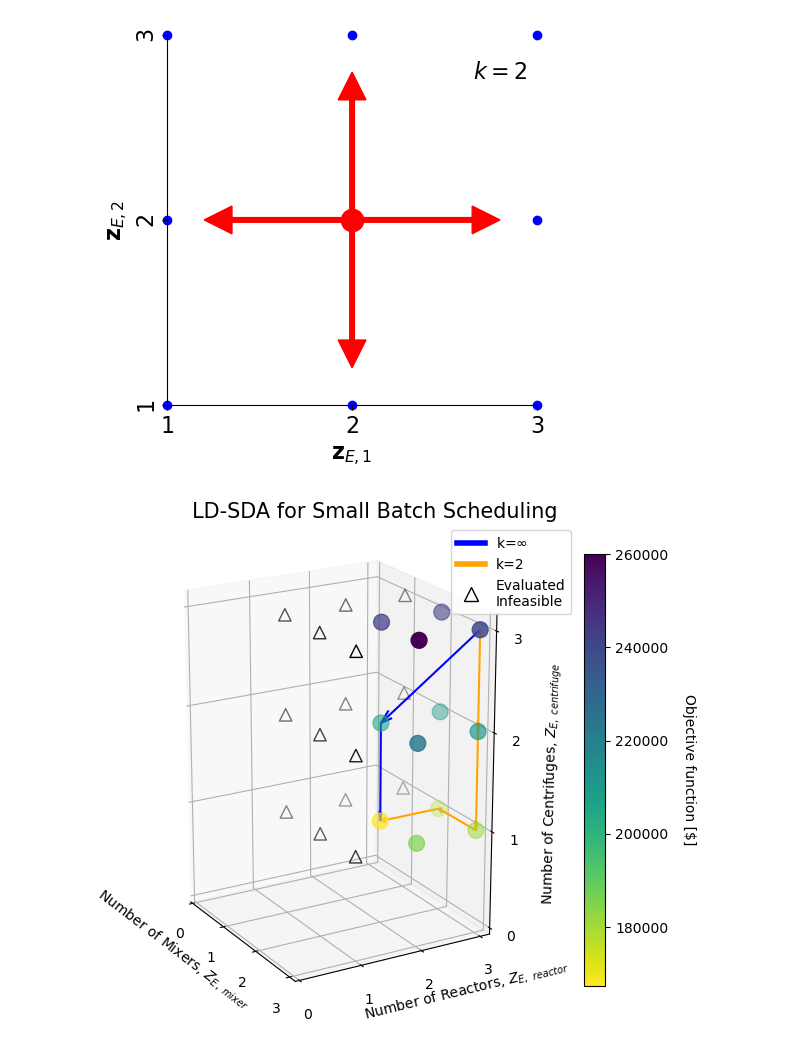
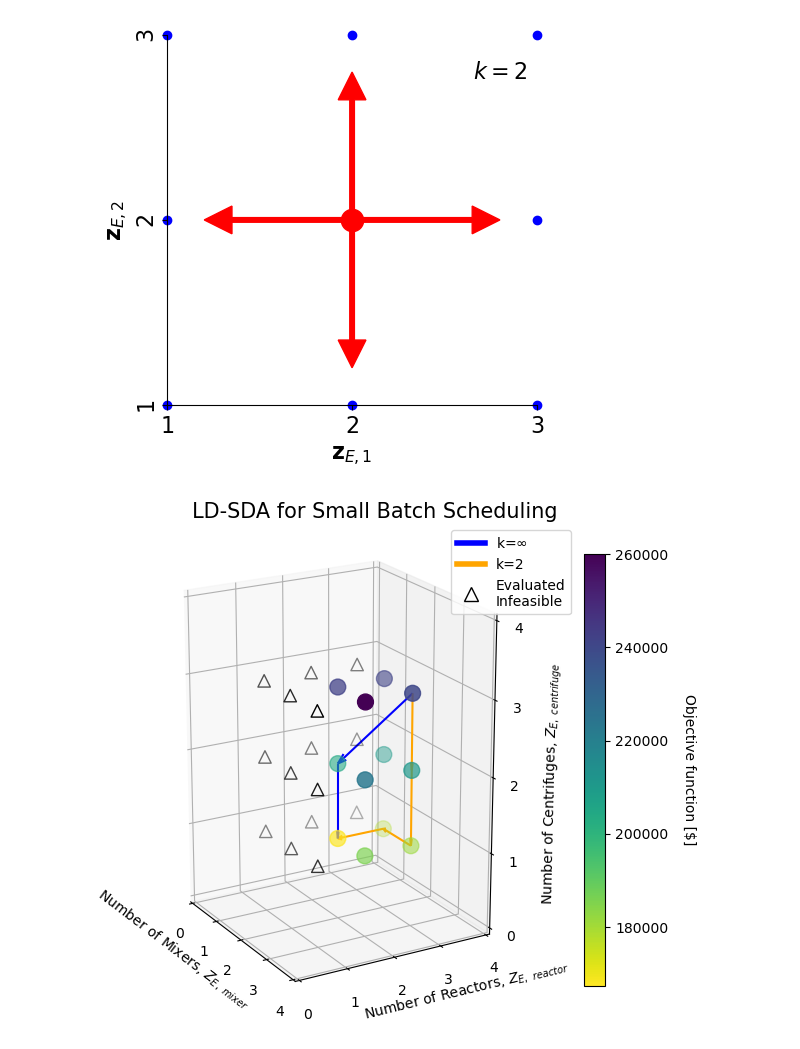
Before and after one commit to SECQUOIA/dsda-gdp, a Jupyter notebook: results/visualize_ldsda_pathways.ipynb, the cells around one changed output. Cells and saved outputs as stored; diff of their text form; code cells hidden in the pictures.

```diff
--- a/results/visualize_ldsda_pathways.ipynb
+++ b/results/visualize_ldsda_pathways.ipynb
@@ -736,13 +736,13 @@ def visualize_dsda(
     # ax.yaxis.set_major_locator(MaxNLocator(integer=True))
     # ax.zaxis.set_major_locator(MaxNLocator(integer=True))
 
-    # ax.set_xticks([0, 1, 2, 3, 4])
-    # ax.set_yticks([0, 1, 2, 3, 4])
-    # ax.set_zticks([0, 1, 2, 3, 4])
+    ax.set_xticks([0, 1, 2, 3, 4])
+    ax.set_yticks([0, 1, 2, 3, 4])
+    ax.set_zticks([0, 1, 2, 3, 4])
 
-    ax.set_xticks([0, 1, 2, 3])
-    ax.set_yticks([0, 1, 2, 3])
-    ax.set_zticks([0, 1, 2, 3])
+    # ax.set_xticks([0, 1, 2, 3])
+    # ax.set_yticks([0, 1, 2, 3])
+    # ax.set_zticks([0, 1, 2, 3])
 
     cbar = plt.colorbar(sc, pad=0.05, shrink=0.3)  # Adjusted color bar size
     cbar.set_label('Objective function [$]', rotation=270, labelpad=20)
@@ -756,31 +756,31 @@ def visualize_dsda(
     # Optionally adjust the view angle if necessary
     ax.view_init(elev=20, azim=-30)  # Adjust the elevation and azimuth for a better view
     plt.subplots_adjust(left=0.1, right=0.8, top=0.9, bottom=0.1)  # Adjusted subplot padding for better layout
 
     plt.show()
 
 # Example usage with two routes
 route3 = [(3,3,3), (2,2,2), (2,2,1)]
 route4 = [(3,3,3), (3,3,2), (3,3,1), (2,3,1), (2,2,1)]
 routes_colors = [(route3, 'blue'), (route4, 'orange')]
 
 # FBBT infeasible points
 infeasible_points = [(1,1,1), (1,1,2), (1,1,3), (1,2,1), (1,2,2), (1,2,3), (1,3,1), (1,3,2), (1,3,3), (2,1,1), (2,1,2), (2,1,3), (3,1,1), (3,1,2), (3,1,3)]
 
 # Unpack infeasible points into separate lists for x, y, and z coordinates
 infeas_x, infeas_y, infeas_z = zip(*infeasible_points)
 
 infeas_x, infeas_y, infeas_z
 
 df = pd.read_csv('compl_enum_small_batch_baron.csv')
 
 # Extract x, y, z coordinates and objective values
 feas_x = df['x'].tolist()
 feas_y = df['y'].tolist()
 feas_z = df['z'].tolist()
 objs = df['Objective'].tolist()  # Replacing NaN with 0 for plotting purposes
 
 # Visualize with multiple routes
 visualize_dsda(routes_colors=routes_colors, feas_x=feas_x, feas_y=feas_y, feas_z=feas_z, objs=objs, infeas_x=infeas_x, infeas_y=infeas_y, infeas_z=infeas_z, ext1_name='Number of Mixers, Z_E, mixer                          ', ext2_name='                           Number of Reactors, Z_E, reactor', ext3_name='Number of Centrifuges, Z_E, centrifuge')
 # %% [output]
-[figure, old version]
+[figure, new version]
```
